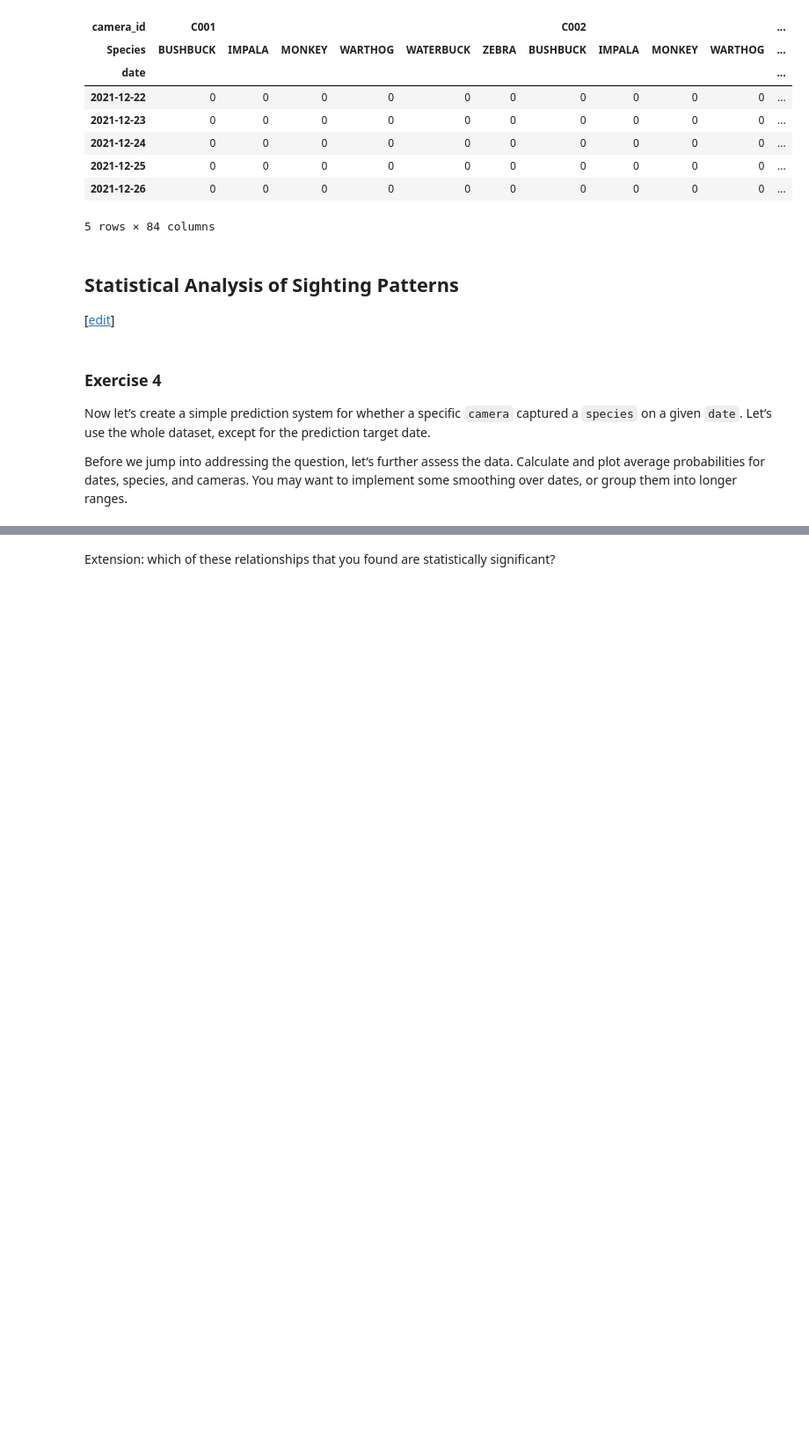
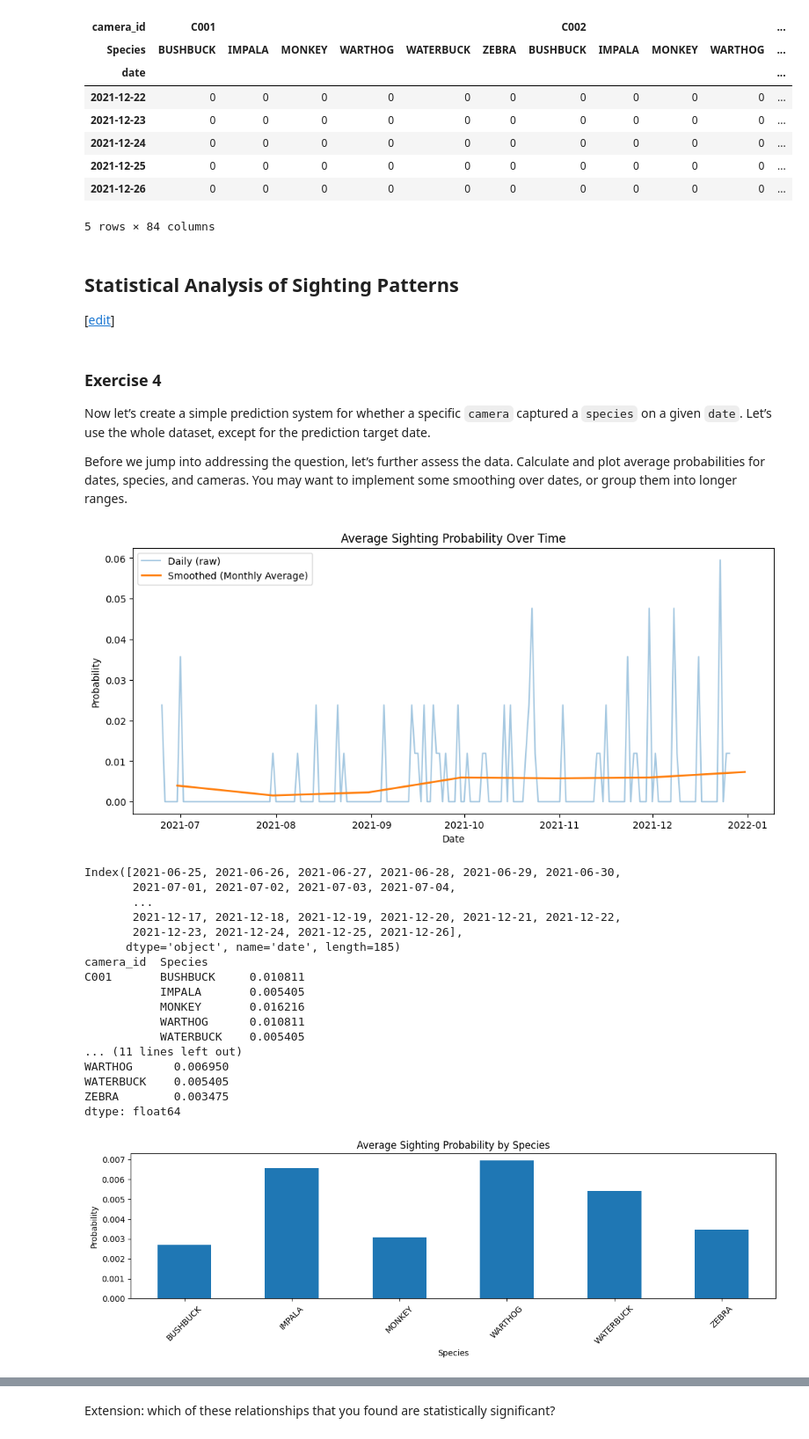
Before and after one commit to Paul-Bett/MLFC, a Jupyter notebook: _notebooks/practicals/03-dataset-joining-practical.ipynb, the cells around one changed output, grey strips where cells are left out. Shown: that part at 88% size. Drawn from its saved outputs; the diff is of its cells as text; code cells hidden in the pictures; blank space fills up the shorter version.

```diff
--- a/_notebooks/practicals/03-dataset-joining-practical.ipynb
+++ b/_notebooks/practicals/03-dataset-joining-practical.ipynb
@@ -394,21 +393,19 @@ daily_bin = daily.copy()
 
 daily_bin.columns = pd.MultiIndex.from_tuples(daily_bin.columns)
 # %%
-
 # Step 2: Create a new clean dataframe
 binary_rows = []
 species_df = daily_bin.columns.get_level_values(1)
-
 for (cam, species_str), series in daily_bin.items():
     # Split species (e.g. "IMPALA, MONKEY") into a list of individual species
-    # ignore the "CAN'T TELL" species
-    species_list = [s.strip() for s in species_str.split(',') if s.strip() != "CAN'T TELL"] #TODO
+    # Ignore the "CAN'T TELL" species
+    species_list = [s.strip().upper() for s in species_str.split(',') if s.strip().upper() != "CAN'T TELL"]
 
     for species in species_list:
-
-      col = pd.Series(series, index=series.index)
-      # Convert every value to 1 if any sightings, otherwise 0
-      col_bin =  binary_rows.append((cam, species, col))
+        col = series.copy()
+        # Convert every value to 1 if any sightings, otherwise 0
+        col = (col > 0).astype(int)
+        binary_rows.append((cam, species, col))
 # %%
 # Step 3: Rebuild dataframe as binary_df
 
@@ -470,32 +467,82 @@ cameras. You may want to implement some smoothing over dates, or group
 them into longer ranges.
 # %%
 # Write your answer to Exercise 4 here
-
-
-if not isinstance(df.index, (pd.DatetimeIndex, pd.PeriodIndex, pd.TimedeltaIndex)):
-        df = df.copy()
+if not isinstance(binary_df.index, (pd.DatetimeIndex, pd.PeriodIndex, pd.TimedeltaIndex)):
+        df = binary_df.copy()
         df.index = pd.to_datetime(df.index, errors="coerce")
 df = df.sort_index()
 
 # raw daily mean across all (camera, species)
 avg_by_date_raw = df.mean(axis=1)
 
 
 # set and apply smooth frequency
 smooth_freq = "ME" # Monthly average, "YE" would be yearly
 avg_by_date_smooth = avg_by_date_raw.resample(smooth_freq).mean()
 
 # plot raw + smoothed
 plt.figure(figsize=(12, 5))
 plt.plot(avg_by_date_raw.index, avg_by_date_raw.values, alpha=0.4, label="Daily (raw)")
 plt.plot(avg_by_date_smooth.index, avg_by_date_smooth.values, linewidth=2, label=f"Smoothed (Monthly Average)")
 plt.title("Average Sighting Probability Over Time")
 plt.xlabel("Date"); plt.ylabel("Probability"); plt.legend()
 plt.show()
 
 #Print these commands to help you understand what they do
-#print(binary_df.index)
-#print(binary_df.mean(axis=0))
-#print(binary_df.mean(axis=0).groupby(level=1).mean())
+print(binary_df.index)
+print(binary_df.mean(axis=0))
+print(binary_df.mean(axis=0).groupby(level=1).mean())
 
 #TODO Plot species and camera averages
+
+# Species averages (across all cameras and dates)
+species_avg = df.mean(axis=0).groupby(level=1).mean()
+
+# Camera averages (across all species and dates)
+camera_avg = df.mean(axis=0).groupby(level=0).mean()
+
+# Plot species averages
+plt.figure(figsize=(12, 4))
+species_avg.plot(kind='bar')
+plt.title('Average Sighting Probability by Species')
+plt.xlabel('Species')
+plt.ylabel('Probability')
+plt.xticks(rotation=45)
+plt.tight_layout()
+plt.show()
+
+# Plot camera averages
+plt.figure(figsize=(12, 4))
+camera_avg.plot(kind='bar')
+plt.title('Average Sighting Probability by Camera')
+plt.xlabel('Camera ID')
+plt.ylabel('Probability')
+plt.xticks(rotation=45)
+plt.tight_layout()
+plt.show()
+
+print("Top 5 most frequently sighted species:")
+print(species_avg.sort_values(ascending=False).head())
+
+print("\nTop 5 most active cameras:")
+print(camera_avg.sort_values(ascending=False).head())
+# %% [output]
+[figure, added]
+Index([2021-06-25, 2021-06-26, 2021-06-27, 2021-06-28, 2021-06-29, 2021-06-30,
+       2021-07-01, 2021-07-02, 2021-07-03, 2021-07-04,
+       ...
+       2021-12-17, 2021-12-18, 2021-12-19, 2021-12-20, 2021-12-21, 2021-12-22,
+       2021-12-23, 2021-12-24, 2021-12-25, 2021-12-26],
+      dtype='object', name='date', length=185)
+camera_id  Species
+C001       BUSHBUCK     0.010811
+           IMPALA       0.005405
+           MONKEY       0.016216
+           WARTHOG      0.010811
+           WATERBUCK    0.005405
+... (11 lines left out)
+WARTHOG      0.006950
+WATERBUCK    0.005405
+ZEBRA        0.003475
+dtype: float64
+[figure, added]
```
Also changed, not shown: parts of 6 cells of this notebook.
